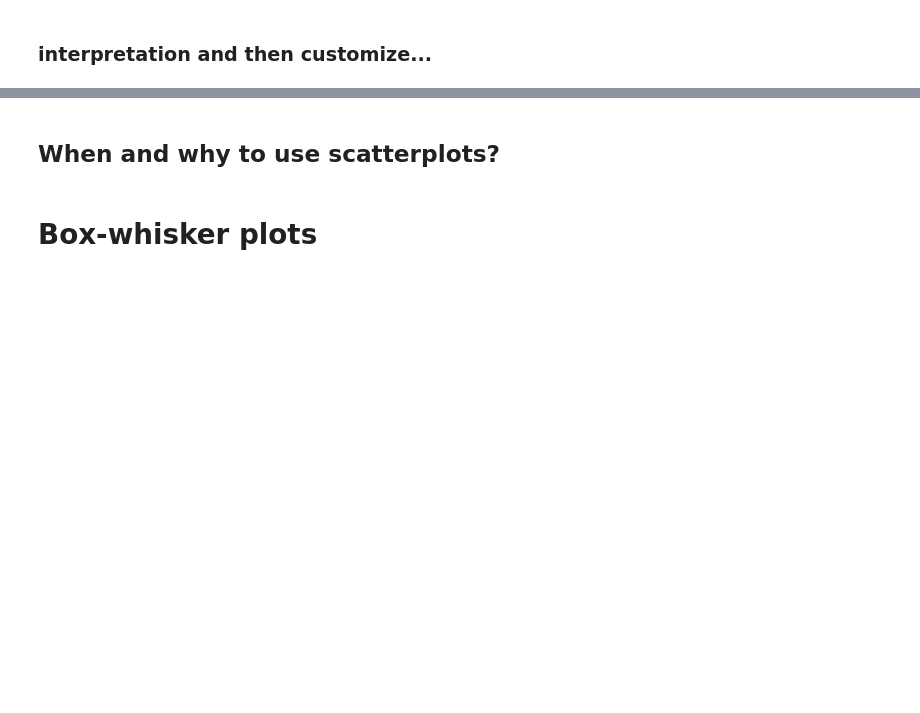
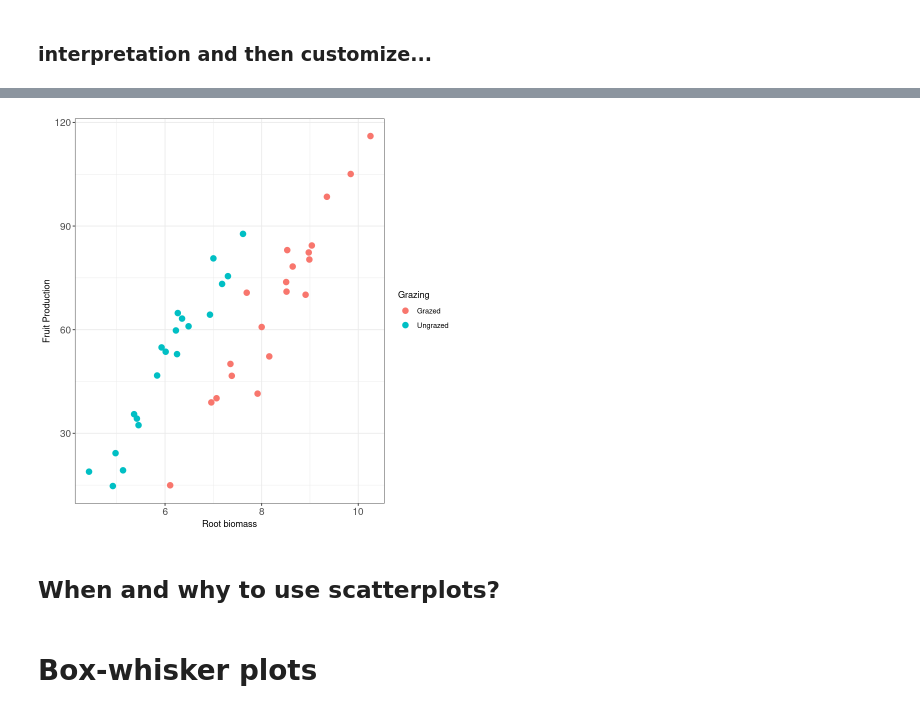
Before and after one commit to JaimeMAnayaRojas/Intro_Bayesian_Stats, a Jupyter notebook: Getting_started/03- Data Analysis (Data visualisation).ipynb, the cells around one changed output, grey strips where cells are left out. Drawn from its saved outputs; the diff is of its cells as text; code cells hidden in the pictures; blank space fills up the shorter version.

```diff
--- a/Getting_started/03- Data Analysis (Data visualisation).ipynb
+++ b/Getting_started/03- Data Analysis (Data visualisation).ipynb
@@ -47,13 +73,15 @@ theme_bw()
 # %%
 # Change the size of the points
 # color the points by groups, e.g. Grazing
 # remove the gray background
 # change axis names
 ggplot(data, aes(y=Fruit, x=Root, colour= Grazing))+
 geom_point(size = 3) +
-theme_bw() +
-xlab("Root Biomass") +
-ylab("Fruit Production")
+xlab(label = "Root biomass") +
+ylab("Fruit Production") +
+theme_bw()
+# %% [output]
+[figure, added]
 # %% [markdown]
 ## When and why to use scatterplots?
 # %% [markdown]
```
Also changed, not shown: parts of 14 cells of this notebook, 4 other files.
